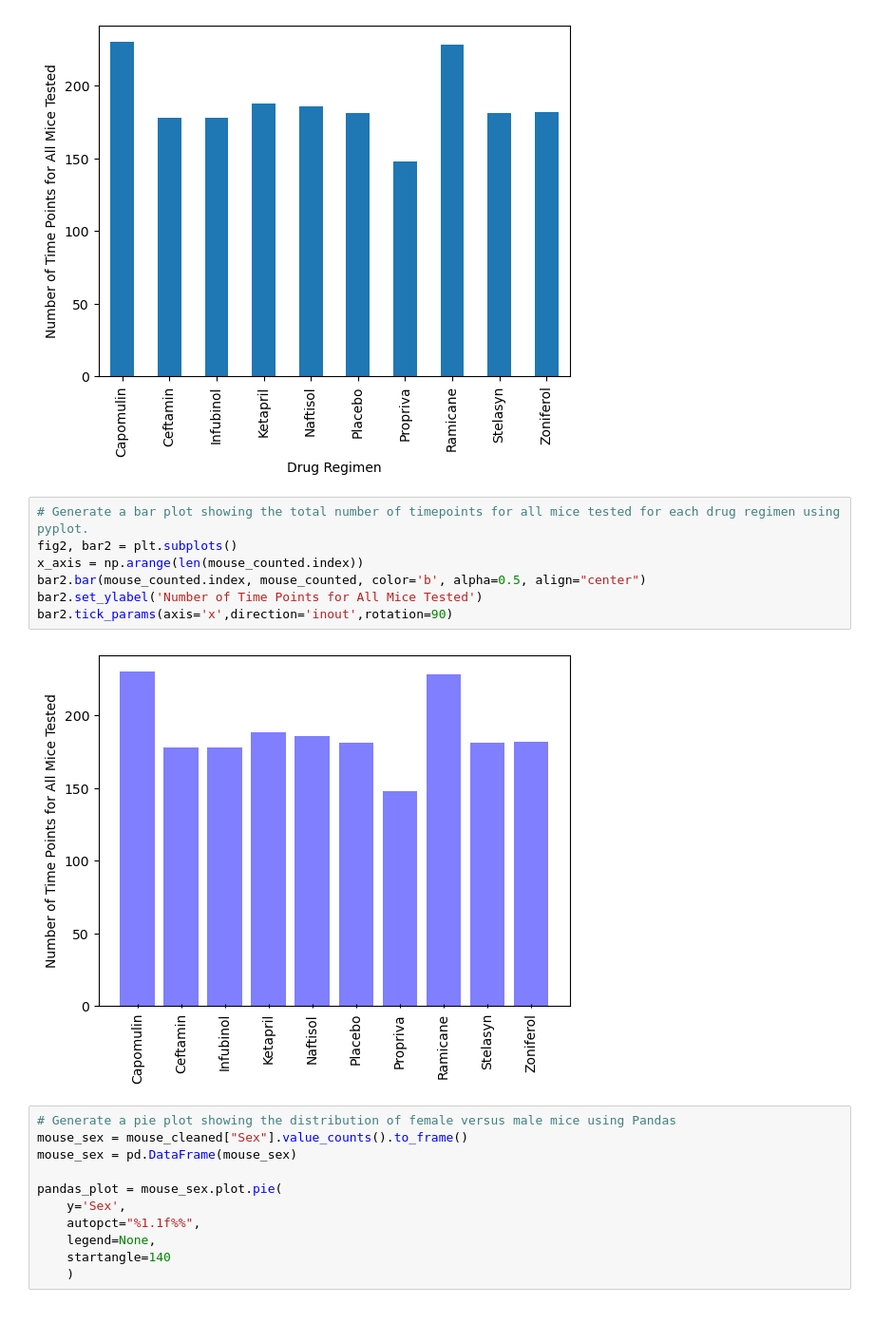
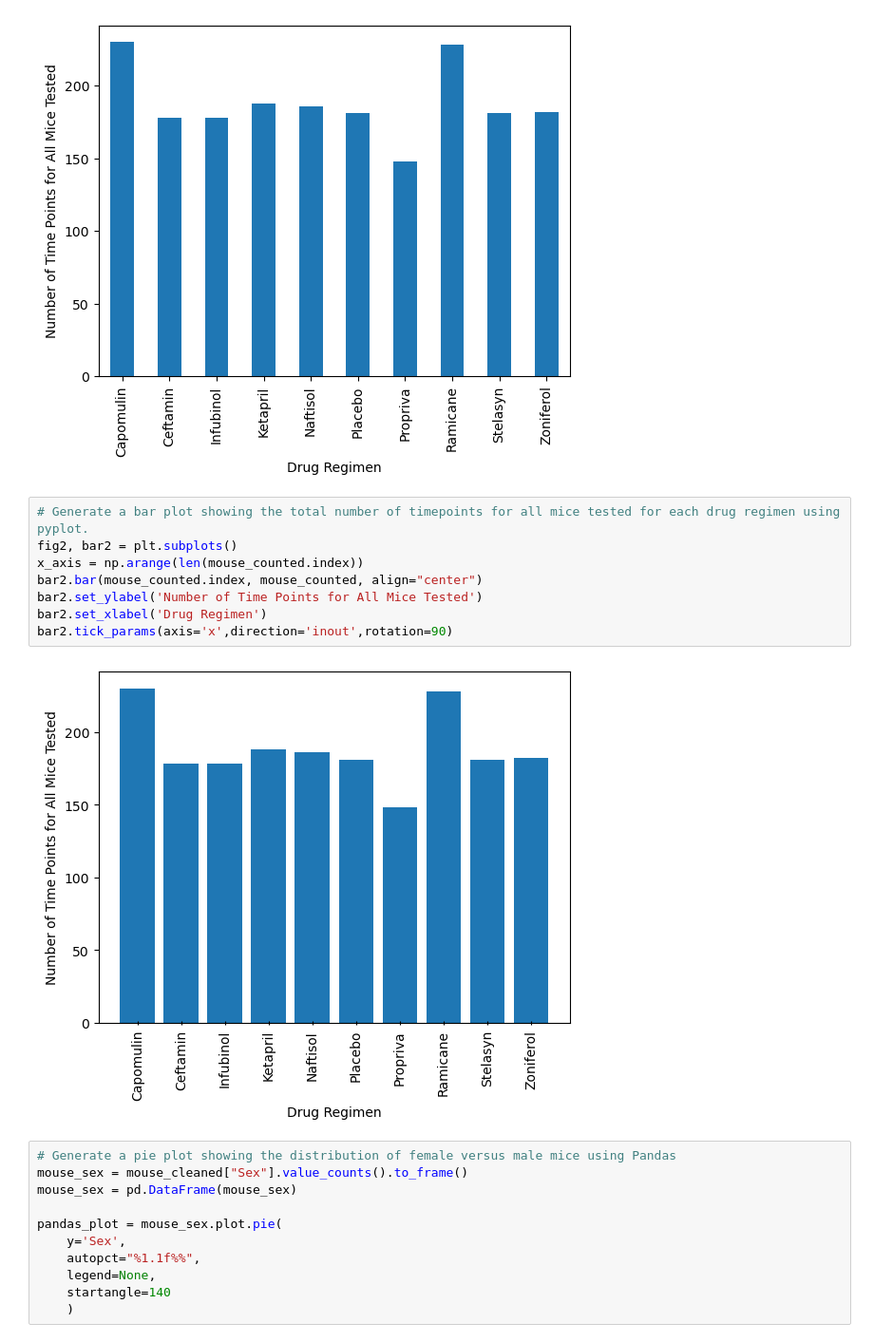
Before and after one commit to tmbiro/data_visualization, a Jupyter notebook: pymaceuticals.ipynb, the cells around one changed output. Shown: that part at 95% size. Cells and saved outputs as stored; diff of their text form; blank space fills up the shorter version.

```diff
--- a/pymaceuticals.ipynb
+++ b/pymaceuticals.ipynb
@@ -162,12 +169,13 @@ Text(0, 0.5, 'Number of Time Points for All Mice Tested')
 # %%
 # Generate a bar plot showing the total number of timepoints for all mice tested for each drug regimen using pyplot.
 fig2, bar2 = plt.subplots()
 x_axis = np.arange(len(mouse_counted.index))
-bar2.bar(mouse_counted.index, mouse_counted, color='b', alpha=0.5, align="center")
+bar2.bar(mouse_counted.index, mouse_counted, align="center")
 bar2.set_ylabel('Number of Time Points for All Mice Tested')
+bar2.set_xlabel('Drug Regimen')
 bar2.tick_params(axis='x',direction='inout',rotation=90)
 # %% [output]
-[figure, old version]
+[figure, new version]
 # %%
 # Generate a pie plot showing the distribution of female versus male mice using Pandas
 mouse_sex = mouse_cleaned["Sex"].value_counts().to_frame()
```
Also changed, not shown: parts of 6 cells of this notebook.
